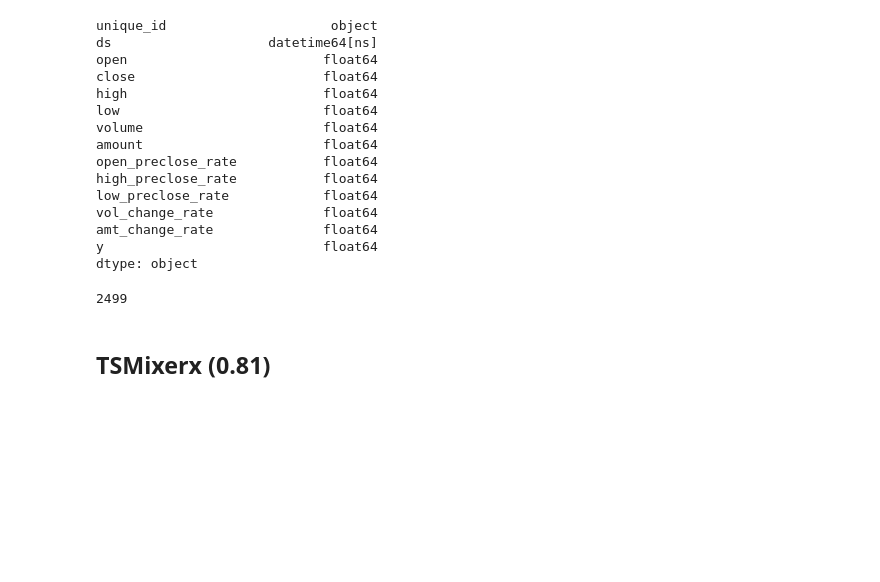
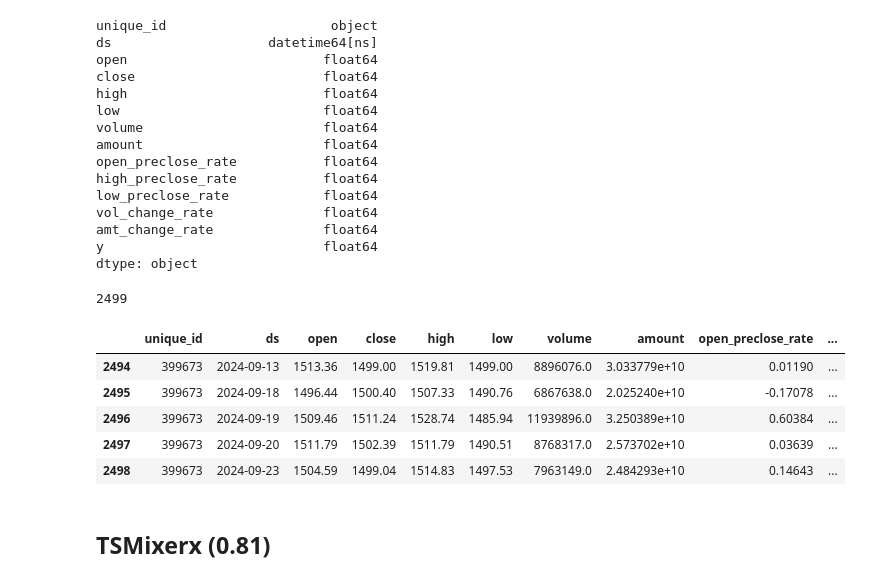
Before and after one commit to agux/marten, a Jupyter notebook: notebooks/neuralforecast/0.1-neuralforecast.ipynb, the cells around one changed output. Saved outputs shown, nothing was run; the diff lists cells and outputs as text; code cells hidden in the pictures; blank space fills up the shorter version.

```diff
--- a/notebooks/neuralforecast/0.1-neuralforecast.ipynb
+++ b/notebooks/neuralforecast/0.1-neuralforecast.ipynb
@@ -71,6 +71,15 @@ dtype: object
 len(df)
 # %% [output]
 2499
+# %%
+df.tail()
+# %% [output]
+|  | unique_id | ds | open | close | high | low | volume | amount | open_preclose_rate | ... |
+| 2494 | 399673 | 2024-09-13 | 1513.36 | 1499.00 | 1519.81 | 1499.00 | 8896076.0 | 3.033779e+10 | 0.01190 | ... |
+| 2495 | 399673 | 2024-09-18 | 1496.44 | 1500.40 | 1507.33 | 1490.76 | 6867638.0 | 2.025240e+10 | -0.17078 | ... |
+| 2496 | 399673 | 2024-09-19 | 1509.46 | 1511.24 | 1528.74 | 1485.94 | 11939896.0 | 3.250389e+10 | 0.60384 | ... |
+| 2497 | 399673 | 2024-09-20 | 1511.79 | 1502.39 | 1511.79 | 1490.51 | 8768317.0 | 2.573702e+10 | 0.03639 | ... |
+| 2498 | 399673 | 2024-09-23 | 1504.59 | 1499.04 | 1514.83 | 1497.53 | 7963149.0 | 2.484293e+10 | 0.14643 | ... |
 # %%
 from utilsforecast.losses import mae, mse, rmse
 from utilsforecast.evaluation import evaluate
```
Also changed, not shown: parts of 2 cells of this notebook, 1 other file.
